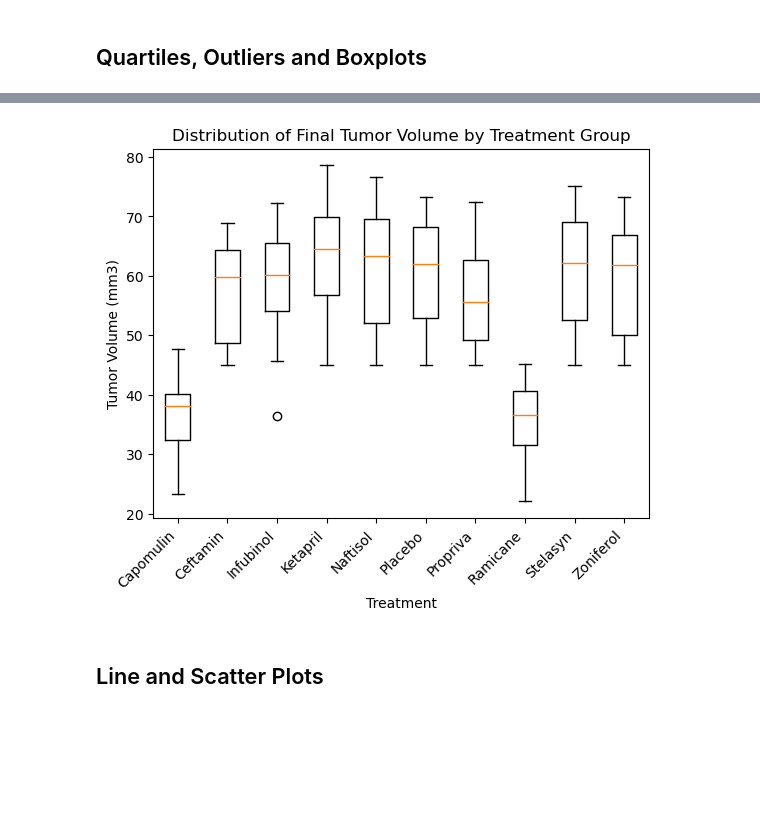
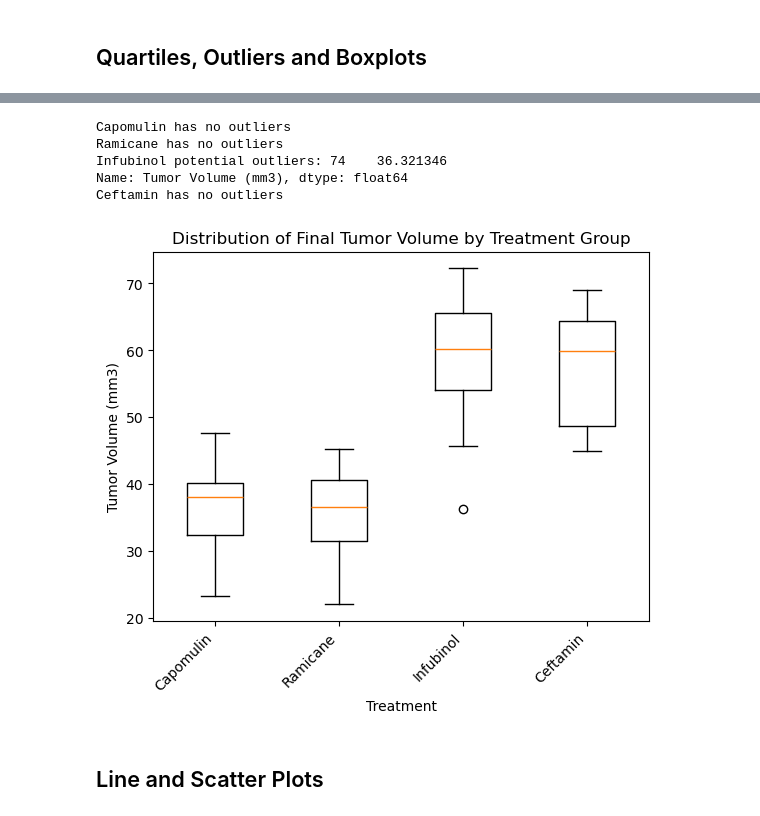
Before and after one commit to danibarlavi/module5challenge, a Jupyter notebook: Pymaceuticals/pymaceuticals_BARLAVI.ipynb, the cells around one changed output, grey strips where cells are left out. Cells and saved outputs as stored; diff of their text form; code cells hidden in the pictures; blank space fills up the shorter version.

```diff
--- a/Pymaceuticals/pymaceuticals_BARLAVI.ipynb
+++ b/Pymaceuticals/pymaceuticals_BARLAVI.ipynb
@@ -218,10 +187,7 @@ plt.show()
 # Capomulin, Ramicane, Infubinol, and Ceftamin
 
 # Start by getting the last (greatest) timepoint for each mouse
-mouse_by_timepoint = clean_data.groupby('Mouse ID')['Timepoint']
-last_timepoints = mouse_by_timepoint.max()
+mouse_by_timepoint = clean_data.groupby('Mouse ID')['Timepoint'].max().reset_index()
 
 # Merge this group df with the original DataFrame to get the tumor volume at the last timepoint
-
-merged_data = pd.merge(clean_data, last_timepoints, on=['Mouse ID', 'Timepoint'], how='inner')
-merged_data
+merged_data = pd.merge(clean_data, mouse_by_timepoint, on=['Mouse ID', 'Timepoint'], how='inner')
@@ -294,15 +194,46 @@ Only Infubinol has an outlier: 36.21346
+# %%
+# Put treatments into a list for for loop (and later for plot labels)
+treatments = ["Capomulin", "Ramicane", "Infubinol", "Ceftamin"]
+
+# Create empty list to fill with tumor vol data (for plotting)
+tumor_vol_data = {treatment: [] for treatment in treatments}
+
+# Calculate the IQR and determine potential outliers for each treatment
+for treatment in treatments:
+    treatment_data = merged_data.loc[merged_data['Drug Regimen'] == treatment, 'Tumor Volume (mm3)']
+    tumor_vol_data[treatment] = treatment_data
+
+    quartiles = treatment_data.quantile([.25, .5, .75])
+    lowerq = quartiles[0.25]
+    upperq = quartiles[0.75]
+    iqr = upperq - lowerq
+
+    lower_bound = lowerq - (1.5 * iqr)
+    upper_bound = upperq + (1.5 * iqr)
+
+    outliers = treatment_data[(treatment_data < lower_bound) | (treatment_data > upper_bound)]
+
+    if not outliers.empty:
+        print(f"{treatment} potential outliers: {outliers}")
+    else:
+        print(f"{treatment} has no outliers")
+# %% [output]
+Capomulin has no outliers
+Ramicane has no outliers
+Infubinol potential outliers: 74    36.321346
+Name: Tumor Volume (mm3), dtype: float64
+Ceftamin has no outliers
 # %%
-# Generate a box plot that shows the distrubution of the tumor volume for each treatment group.
-fig1, ax1= plt.subplots()
+# Generate a box plot that shows the distribution of the tumor volume for each treatment group
+fig1, ax1 = plt.subplots()
+ax1.boxplot([tumor_vol_data[treatment] for treatment in treatments], labels=treatments)
 ax1.set_title('Distribution of Final Tumor Volume by Treatment Group')
 ax1.set_ylabel('Tumor Volume (mm3)')
 ax1.set_xlabel('Treatment')
-ax1.boxplot(tumor_vol)
-ax1.set_xticklabels(["Capomulin", "Ceftamin", "Infubinol", "Ketapril", "Naftisol",
-              "Placebo", "Propriva", "Ramicane", "Stelasyn", "Zoniferol"], rotation = 45, ha = 'right')
+plt.xticks(rotation=45, ha='right')
 plt.show()
 # %% [output]
-[figure, old version]
+[figure, new version]
 # %% [markdown]
 ## Line and Scatter Plots
 # %%
```
Also changed, not shown: parts of 16 cells of this notebook.
